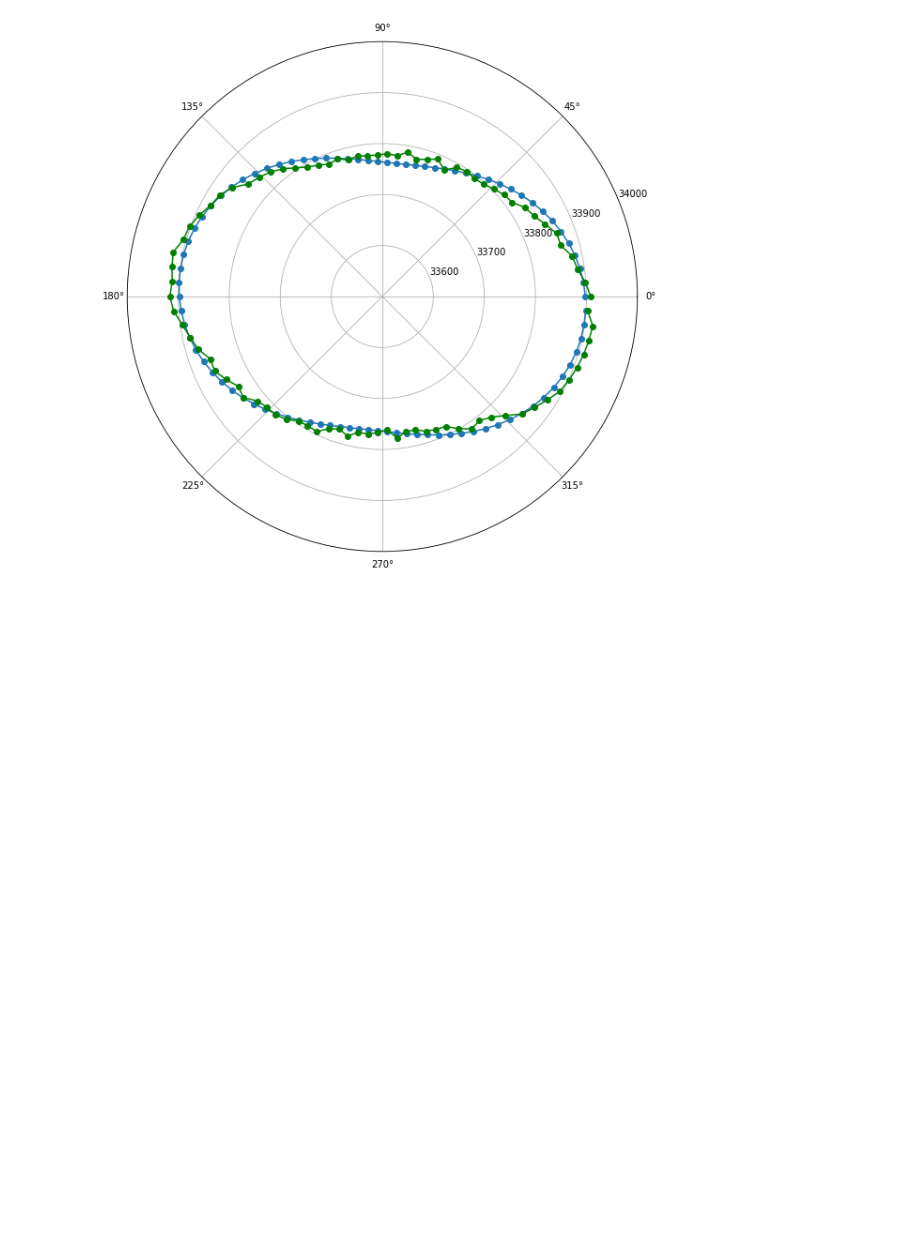
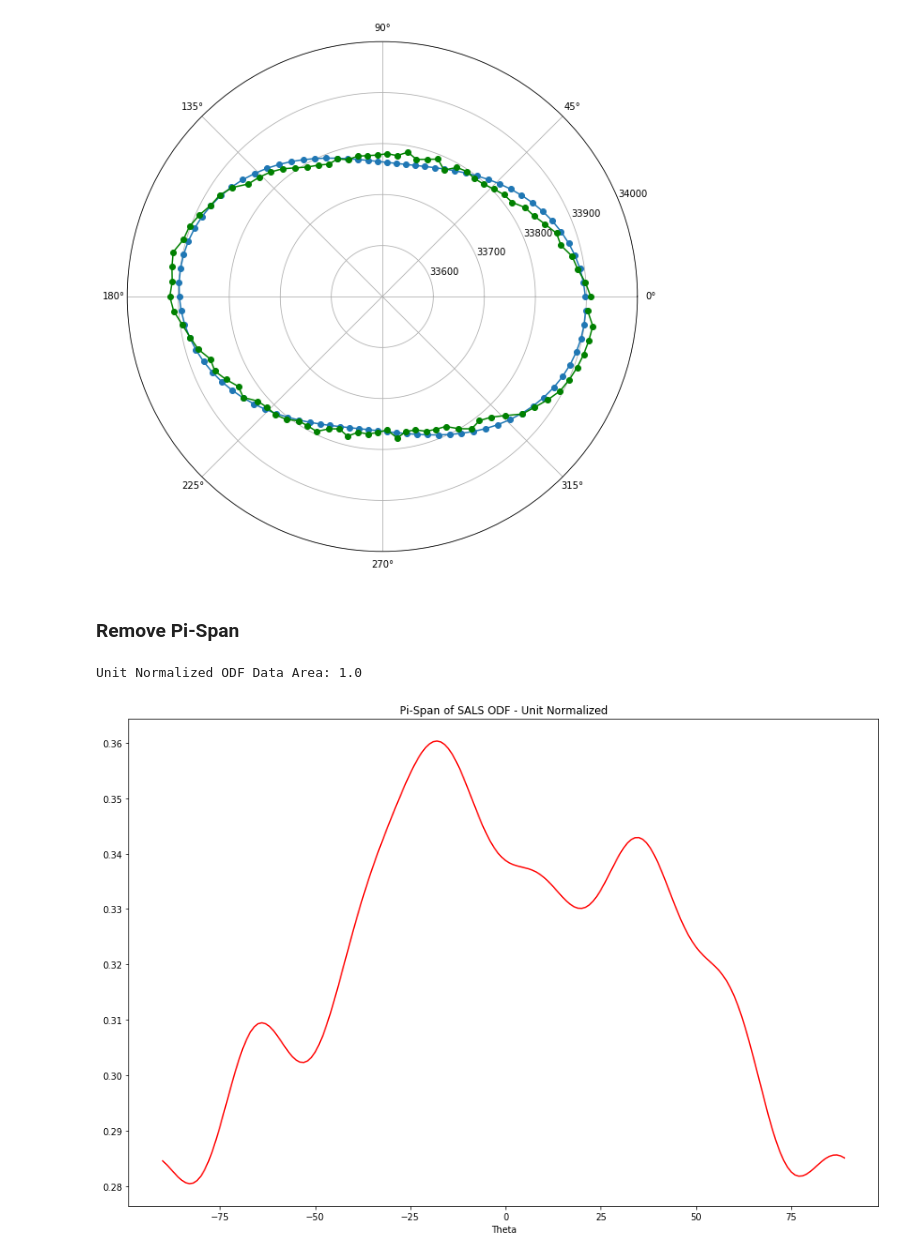
Before and after one commit to stpotter16/psfdi, a Jupyter notebook: notebooks/exploratory/stp_explore_ellipse.ipynb, the cells around one changed output. Saved outputs shown, nothing was run; the diff lists cells and outputs as text; code cells hidden in the pictures; blank space fills up the shorter version.

Commit message:
adding pi span removal and statistics computation

```diff
--- a/notebooks/exploratory/stp_explore_ellipse.ipynb
+++ b/notebooks/exploratory/stp_explore_ellipse.ipynb
@@ -206,3 +206,34 @@ plt.polar(polar_angles, bp_data, marker='o', color='g')
 plt.ylim([33500, 34000]);
 # %% [output]
 [figure]
+# %% [markdown]
+### Remove Pi-Span
+# %%
+# SALS data
+lower = odf_theta > np.deg2rad(theta2)
+upper = odf_theta < np.deg2rad(theta2 + 180)
+indices = np.all((lower, upper), axis=0)
+
+theta_pi_span = odf_theta[indices]
+# Shift this to 0 deg
+theta_pi_span = theta_pi_span - np.min(theta_pi_span) * np.ones(len(theta_pi_span))
+# Shift this to -pi/2
+theta_pi_span = theta_pi_span - np.pi / 2 * np.ones(len(theta_pi_span))
+gamma_pi_span = odf_gamma[indices]
+# %%
+# Normalize
+gamma_area = trapz(gamma_pi_span, theta_pi_span)
+
+norm_gamma_pi_span = gamma_pi_span / gamma_area
+
+print('Unit Normalized ODF Data Area: {}'.format(trapz(norm_gamma_pi_span, theta_pi_span)))
+# %% [output]
+Unit Normalized ODF Data Area: 1.0
+# %%
+# Visualize
+fig = plt.figure(figsize=(15, 10))
+plt.plot(np.rad2deg(theta_pi_span), norm_gamma_pi_span, color='r');
+plt.title('Pi-Span of SALS ODF - Unit Normalized');
+plt.xlabel('Theta');
+# %% [output]
+[figure, added]
```
